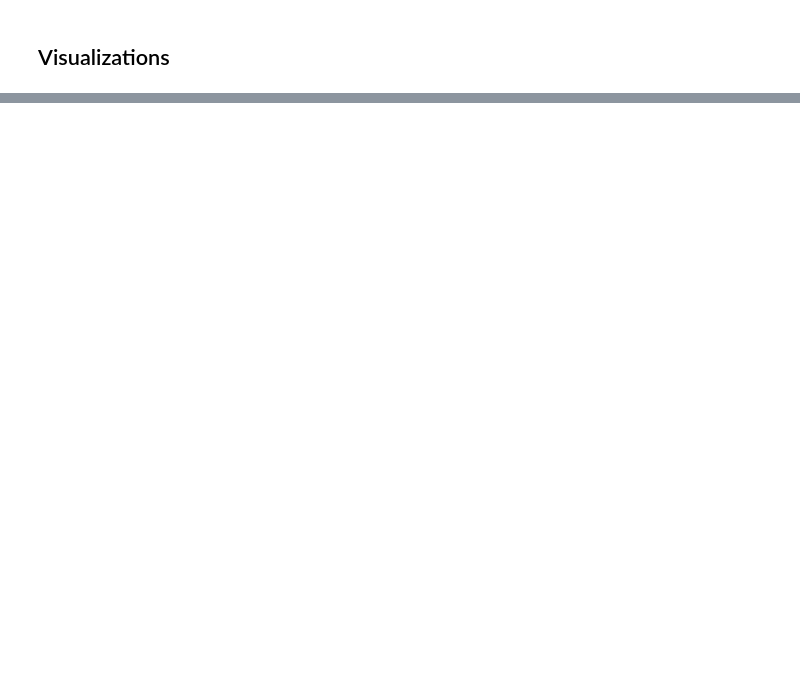
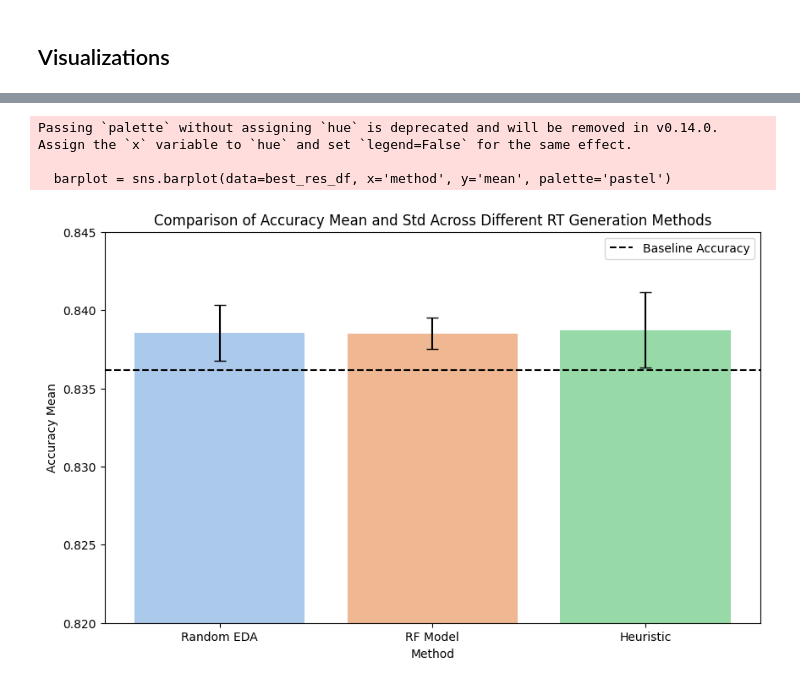
Before and after one commit to maayan-aytek/RtHumanChoicePredictionNLP, a Jupyter notebook: Notebooks_maayan-aytek/our_analyze_results.ipynb, the cells around one changed output, grey strips where cells are left out. Saved outputs shown, nothing was run; the diff lists cells and outputs as text; code cells hidden in the pictures; blank space fills up the shorter version.

```diff
--- a/Notebooks_maayan-aytek/our_analyze_results.ipynb
+++ b/Notebooks_maayan-aytek/our_analyze_results.ipynb
@@ -255,0 +331,20 @@ heurstic_df.sort_values("mean", ascending=False).head(3)
+# %%
+plt.figure(figsize=(10, 6))
+barplot = sns.barplot(data=best_res_df, x='method', y='mean', palette='pastel')
+
+for i in range(len(best_res_df)):
+    barplot.errorbar(i, best_res_df["mean"][i], yerr=best_res_df["std"][i], fmt='none', c='black', capsize=5)
+
+plt.axhline(mean_baseline, linestyle='--', color='black', label='Baseline Accuracy')
+# Add labels and title
+plt.xlabel('Method')
+plt.ylabel('Accuracy Mean')
+plt.title('Comparison of Accuracy Mean and Std Across Different RT Generation Methods')
+plt.ylim(0.82, 0.845)
+plt.legend()
+plt.show()
+# %% [output]
+Passing `palette` without assigning `hue` is deprecated and will be removed in v0.14.0. Assign the `x` variable to `hue` and set `legend=False` for the same effect.
+
+  barplot = sns.barplot(data=best_res_df, x='method', y='mean', palette='pastel')
+[figure, added]
```
Also changed, not shown: parts of 12 cells of this notebook, 3 other files.
